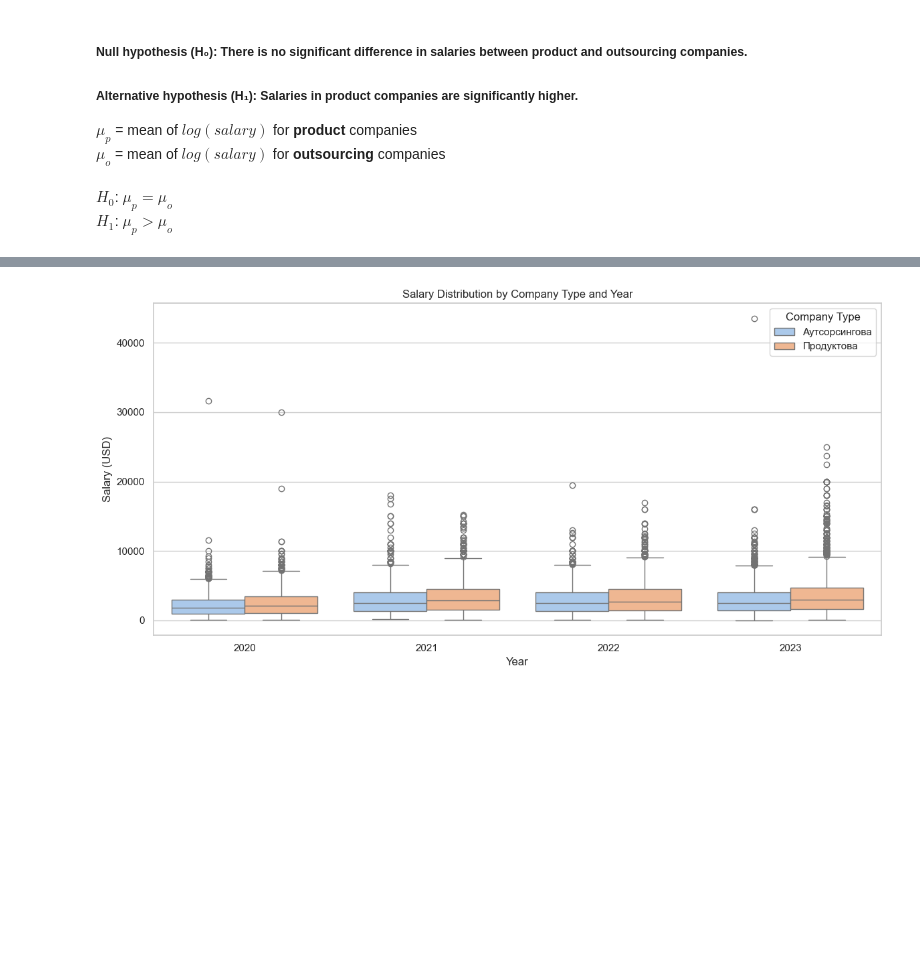
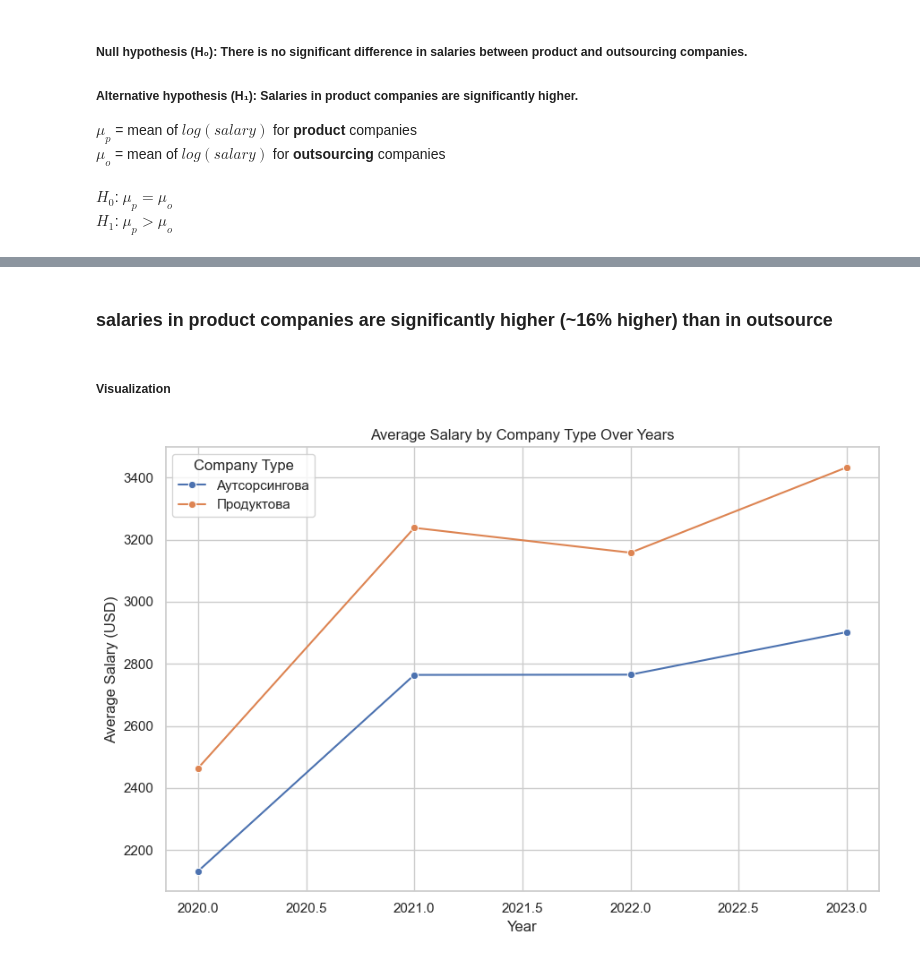
Before and after one commit to Danylo-Ik/Econometrics-Project-IT, a Jupyter notebook: it_salaries.ipynb, the cells around one changed output, grey strips where cells are left out. Saved outputs shown, nothing was run; the diff lists cells and outputs as text; code cells hidden in the pictures; blank space fills up the shorter version.

```diff
--- a/it_salaries.ipynb
+++ b/it_salaries.ipynb
@@ -249,21 +256,2 @@ plt.show()
 # %% [markdown]
 ##### since data is skewed, better to use logarithm transformation
-# %%
-filtered_df = filtered_df[filtered_df["salary"] > 0].copy()
-filtered_df["log_salary"] = np.log(filtered_df["salary"])
-
-fig, axes = plt.subplots(2, 2, figsize=(12, 8), sharex=True, sharey=True)
-axes = axes.flatten()
-
-for i, year in enumerate(years):
-    ax = axes[i]
-    for company, color in zip(["Продуктова", "Аутсорсингова"], ["blue", "red"]):
-        data = filtered_df[(filtered_df["year"] == year) & (filtered_df["company_type"] == company)]["log_salary"]
-        sns.histplot(data, bins=40, kde=True, stat="density", ax=ax, color=color, label=company, element="step", fill=True, alpha=0.3)
-    ax.set_title(f"Log Salary Distribution in {year}")
-    ax.set_xlabel("Log Salary")
-    ax.set_ylabel("Density")
-    ax.legend()
-
-plt.tight_layout()
-plt.show()
@@ -341,11 +349,18 @@ plt.show()
+# %% [markdown]
+### salaries in product companies are significantly higher (~16% higher) than in outsource
+# %% [markdown]
+##### Visualization
 # %%
-plt.figure(figsize=(12, 6))
-sns.boxplot(data=filtered_df, x='year', y='salary', hue='company_type', palette='pastel')
-plt.title("Salary Distribution by Company Type and Year")
+yearly_means = filtered_df.groupby(['year', 'company_type'])['salary'].mean().reset_index()
+
+plt.figure(figsize=(9, 6))
+sns.lineplot(data=yearly_means, x='year', y='salary', hue='company_type', marker='o')
+plt.title("Average Salary by Company Type Over Years")
 plt.xlabel("Year")
-plt.ylabel("Salary (USD)")
+plt.ylabel("Average Salary (USD)")
+plt.grid(True)
 plt.legend(title="Company Type")
 plt.tight_layout()
 plt.show()
 # %% [output]
-[figure, old version]
+[figure, new version]
```
Also changed, not shown: parts of 13 cells of this notebook, 3 other files.
